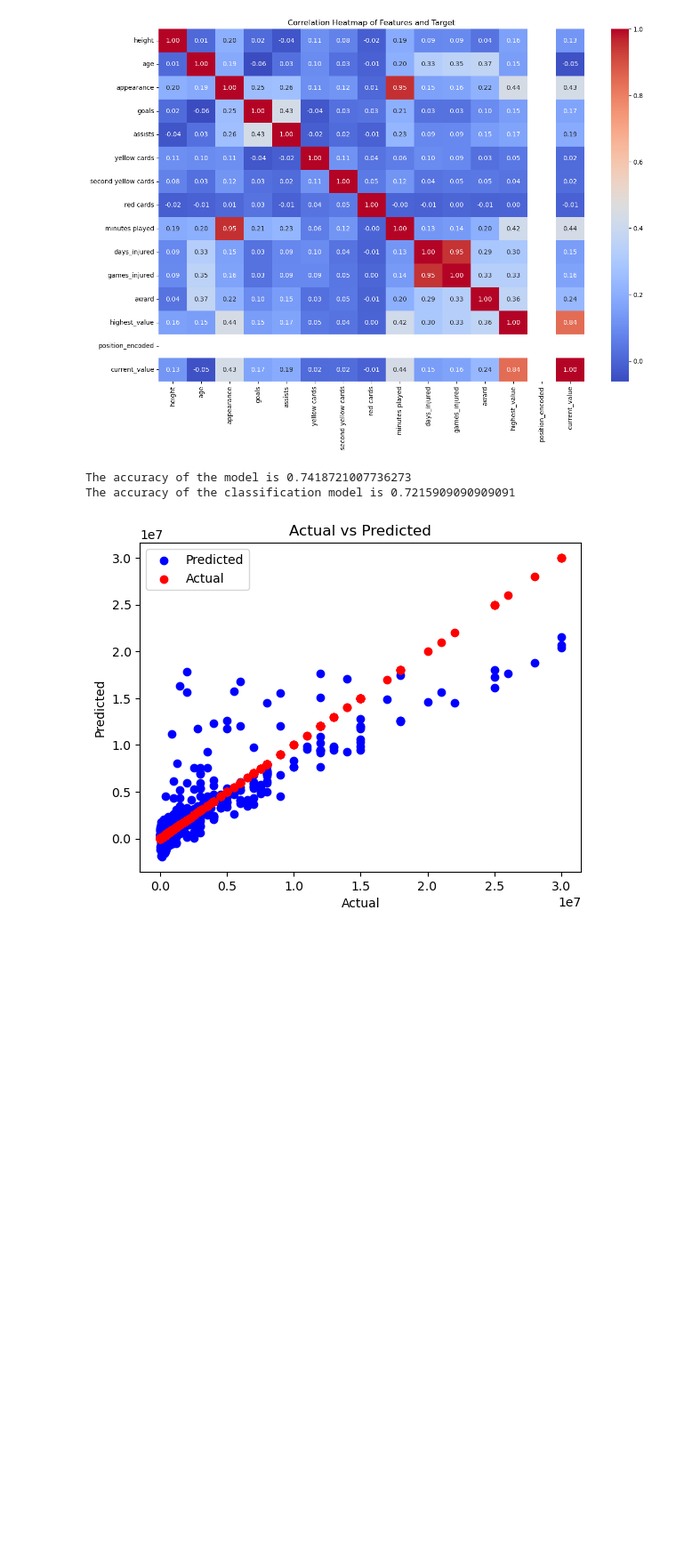
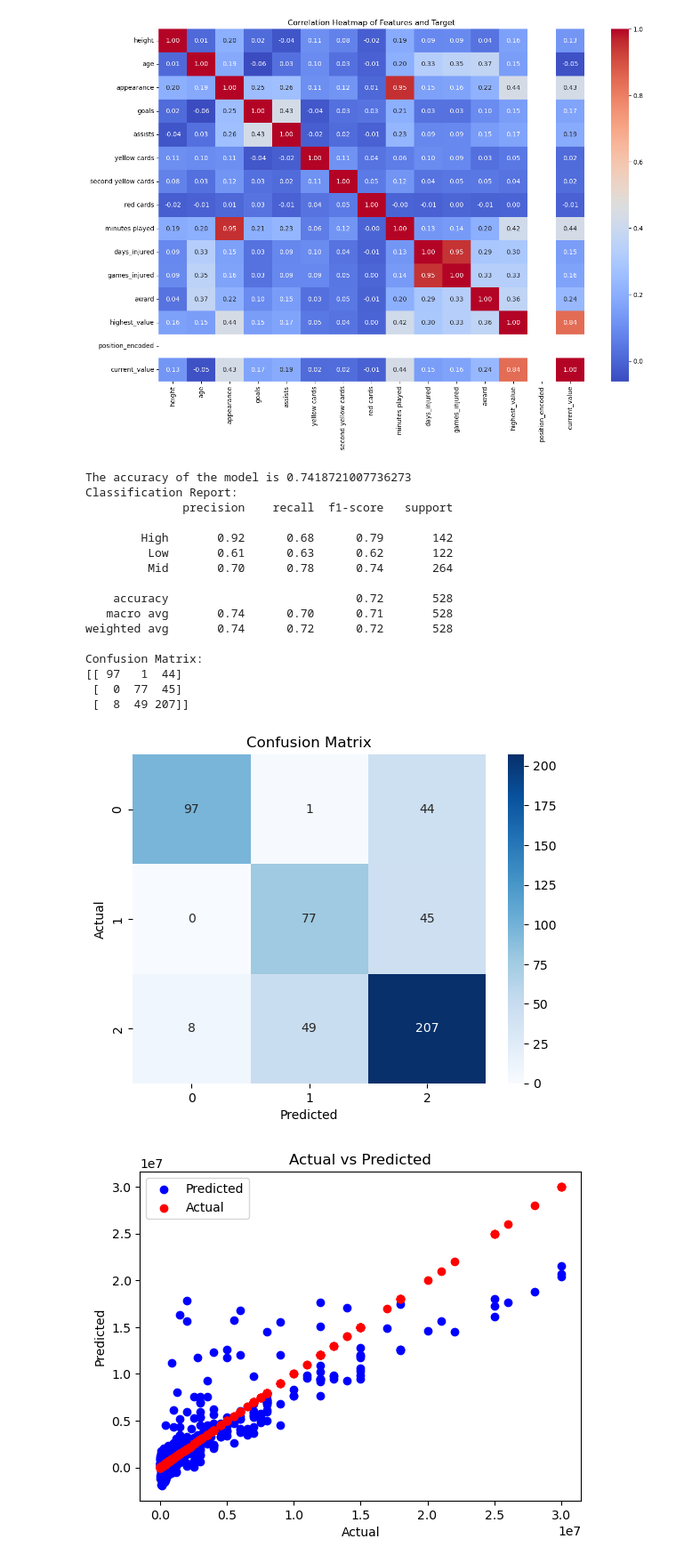
Before and after one commit to Tuwaiq-DS-ML-bootcamp-V-8/Usecase-7, a Jupyter notebook: Use_case_7.ipynb, the cells around one changed output. Shown at 89% size. Cells and saved outputs as stored; diff of their text form; code cells hidden in the pictures; blank space fills up the shorter version.

```diff
--- a/Use_case_7.ipynb
+++ b/Use_case_7.ipynb
@@ -968,29 +1025,55 @@ X_train_class, X_test_class, y_train_class, y_test_class = train_test_split(X_mi
 # %%
 # Create the model
 reg_model = LinearRegression()
 class_model = LogisticRegression()
 
 # Fit the model
 reg_model.fit(X_train, y_train)
 
 # Predict the target
 y_pred = reg_model.predict(X_test)
 
 # accuracy of the model
 accuracy = reg_model.score(X_test, y_test)
 print(f'The accuracy of the model is {accuracy}')
 # Fit the classification model
 class_model.fit(X_train_class, y_train_class)
 
 # Predict the target for classification
 y_pred_class = class_model.predict(X_test_class)
 
-# accuracy of the classification model
-accuracy_class = class_model.score(X_test_class, y_test_class)
-print(f'The accuracy of the classification model is {accuracy_class}')
+# Generate the classification report
+class_report = classification_report(y_test_class, y_pred_class)
+print(f'Classification Report:\n{class_report}')
+
+# Generate the confusion matrix
+conf_matrix = confusion_matrix(y_test_class, y_pred_class)
+print(f'Confusion Matrix:\n{conf_matrix}')
+
+# Plot the confusion matrix
+sns.heatmap(conf_matrix, annot=True, fmt='d', cmap='Blues')
+plt.xlabel('Predicted')
+plt.ylabel('Actual')
+plt.title('Confusion Matrix')
+plt.show()
 # %% [output]
 The accuracy of the model is 0.7418721007736273
-The accuracy of the classification model is 0.7215909090909091
+Classification Report:
+              precision    recall  f1-score   support
+
+        High       0.92      0.68      0.79       142
+         Low       0.61      0.63      0.62       122
+         Mid       0.70      0.78      0.74       264
+
+    accuracy                           0.72       528
+   macro avg       0.74      0.70      0.71       528
+weighted avg       0.74      0.72      0.72       528
+
+Confusion Matrix:
+[[ 97   1  44]
+ [  0  77  45]
+ [  8  49 207]]
+[figure, added]
 # %%
 # show the actual and predicted values
 df_1 = pd.DataFrame({'Actual': y_test, 'Predicted': y_pred})
```
Also changed, not shown: parts of 4 cells of this notebook.
